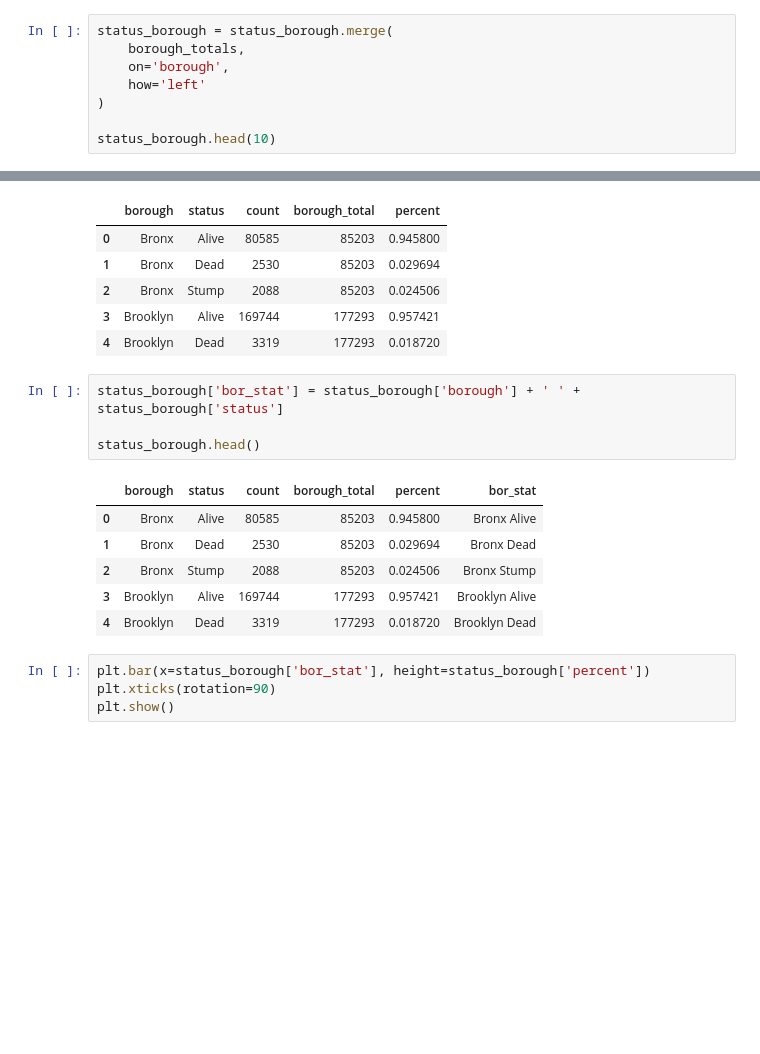
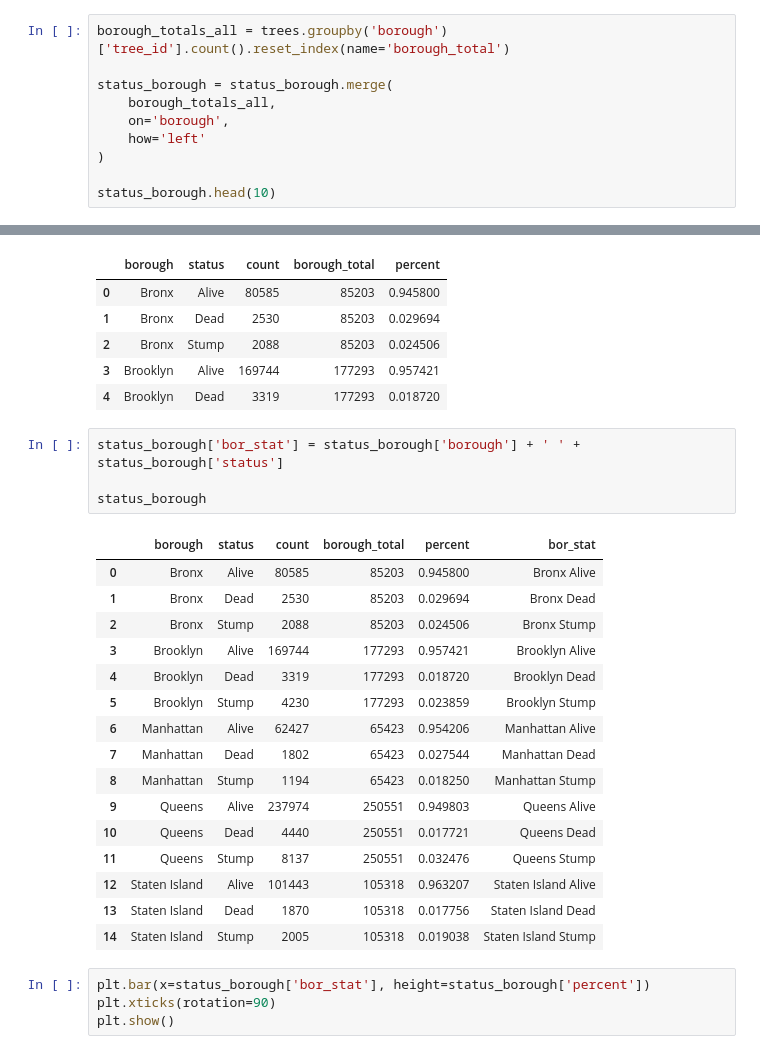
Before and after one commit to matthewtomalley/NYC-Trees-and-Income, a Jupyter notebook: eda.ipynb, the cells around one changed output, grey strips where cells are left out. Cells and saved outputs as stored; diff of their text form; blank space fills up the shorter version.

```diff
--- a/eda.ipynb
+++ b/eda.ipynb
@@ -448,8 +493,10 @@ status_borough
 | 13 | Staten Island | Dead | 1870 |
 | 14 | Staten Island | Stump | 2005 |
 # %%
+borough_totals_all = trees.groupby('borough')['tree_id'].count().reset_index(name='borough_total')
+
 status_borough = status_borough.merge(
-    borough_totals,
+    borough_totals_all,
     on='borough',
     how='left'
 )
@@ -481,14 +528,24 @@ status_borough.head()
 # %%
 status_borough['bor_stat'] = status_borough['borough'] + ' ' + status_borough['status']
 
-status_borough.head()
+status_borough
 # %% [output]
 |  | borough | status | count | borough_total | percent | bor_stat |
 | 0 | Bronx | Alive | 80585 | 85203 | 0.945800 | Bronx Alive |
 | 1 | Bronx | Dead | 2530 | 85203 | 0.029694 | Bronx Dead |
 | 2 | Bronx | Stump | 2088 | 85203 | 0.024506 | Bronx Stump |
 | 3 | Brooklyn | Alive | 169744 | 177293 | 0.957421 | Brooklyn Alive |
 | 4 | Brooklyn | Dead | 3319 | 177293 | 0.018720 | Brooklyn Dead |
+| 5 | Brooklyn | Stump | 4230 | 177293 | 0.023859 | Brooklyn Stump |
+| 6 | Manhattan | Alive | 62427 | 65423 | 0.954206 | Manhattan Alive |
+| 7 | Manhattan | Dead | 1802 | 65423 | 0.027544 | Manhattan Dead |
+| 8 | Manhattan | Stump | 1194 | 65423 | 0.018250 | Manhattan Stump |
+| 9 | Queens | Alive | 237974 | 250551 | 0.949803 | Queens Alive |
+| 10 | Queens | Dead | 4440 | 250551 | 0.017721 | Queens Dead |
+| 11 | Queens | Stump | 8137 | 250551 | 0.032476 | Queens Stump |
+| 12 | Staten Island | Alive | 101443 | 105318 | 0.963207 | Staten Island Alive |
+| 13 | Staten Island | Dead | 1870 | 105318 | 0.017756 | Staten Island Dead |
+| 14 | Staten Island | Stump | 2005 | 105318 | 0.019038 | Staten Island Stump |
 # %%
 plt.bar(x=status_borough['bor_stat'], height=status_borough['percent'])
 plt.xticks(rotation=90)
```
Also changed, not shown: parts of 21 cells of this notebook, 1 other file.
